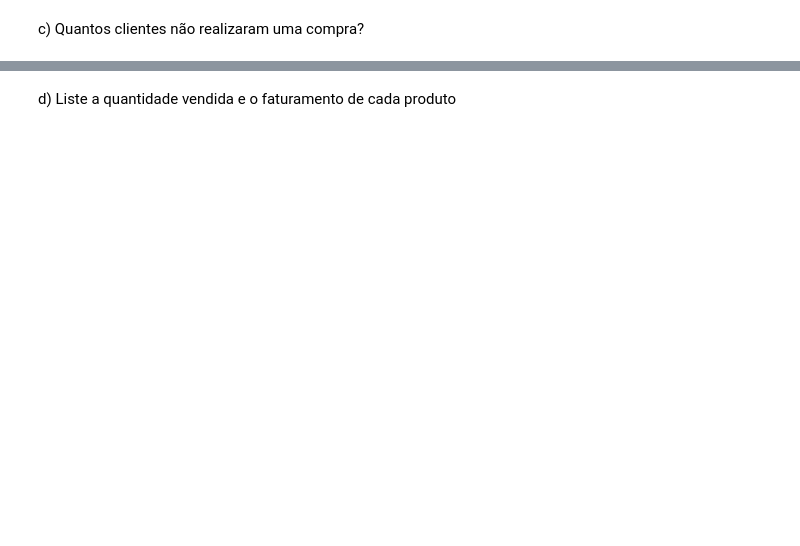
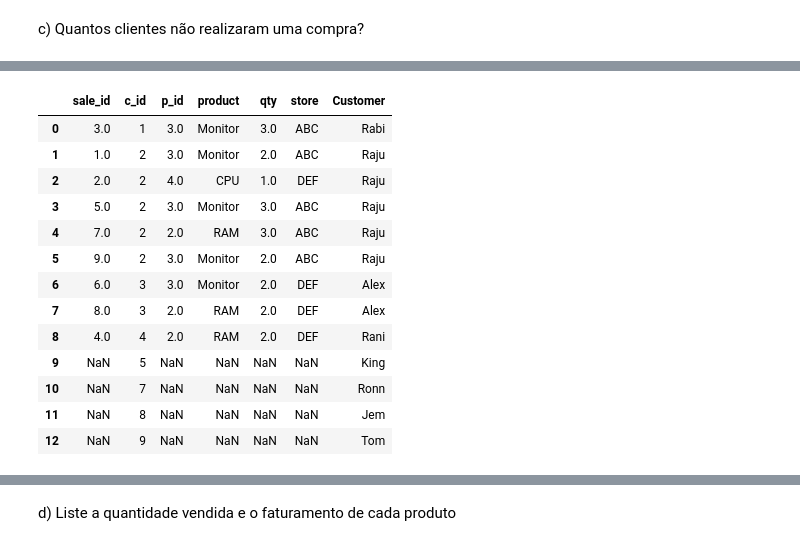
Before and after one commit to patriciacatandi/Lets_Code_Alunos, a Jupyter notebook: 02_Ferramentas_Programação/03_Pandas/Aula_4_-_Groupby_Merge.ipynb, the cells around one changed output, grey strips where cells are left out. Cells and saved outputs as stored; diff of their text form; code cells hidden in the pictures; blank space fills up the shorter version.

```diff
--- a/02_Ferramentas_Programação/03_Pandas/Aula_4_-_Groupby_Merge.ipynb
+++ b/02_Ferramentas_Programação/03_Pandas/Aula_4_-_Groupby_Merge.ipynb
@@ -1487,5 +1564,18 @@ c) Quantos clientes não realizaram uma compra?
 # %%
 my_data=pd.merge(sales,customers,on='c_id',how='right')
-my_data=my_data[my_data['sale_id'].isnull()]
-
-print(my_data.loc[:,'Customer'])
+my_data
+# %% [output]
+|  | sale_id | c_id | p_id | product | qty | store | Customer |
+| 0 | 3.0 | 1 | 3.0 | Monitor | 3.0 | ABC | Rabi |
+| 1 | 1.0 | 2 | 3.0 | Monitor | 2.0 | ABC | Raju |
+| 2 | 2.0 | 2 | 4.0 | CPU | 1.0 | DEF | Raju |
+| 3 | 5.0 | 2 | 3.0 | Monitor | 3.0 | ABC | Raju |
+| 4 | 7.0 | 2 | 2.0 | RAM | 3.0 | ABC | Raju |
+| 5 | 9.0 | 2 | 3.0 | Monitor | 2.0 | ABC | Raju |
+| 6 | 6.0 | 3 | 3.0 | Monitor | 2.0 | DEF | Alex |
+| 7 | 8.0 | 3 | 2.0 | RAM | 2.0 | DEF | Alex |
+| 8 | 4.0 | 4 | 2.0 | RAM | 2.0 | DEF | Rani |
+| 9 | NaN | 5 | NaN | NaN | NaN | NaN | King |
+| 10 | NaN | 7 | NaN | NaN | NaN | NaN | Ronn |
+| 11 | NaN | 8 | NaN | NaN | NaN | NaN | Jem |
+| 12 | NaN | 9 | NaN | NaN | NaN | NaN | Tom |
```
Also changed, not shown: parts of 15 cells of this notebook, 1 other file.
